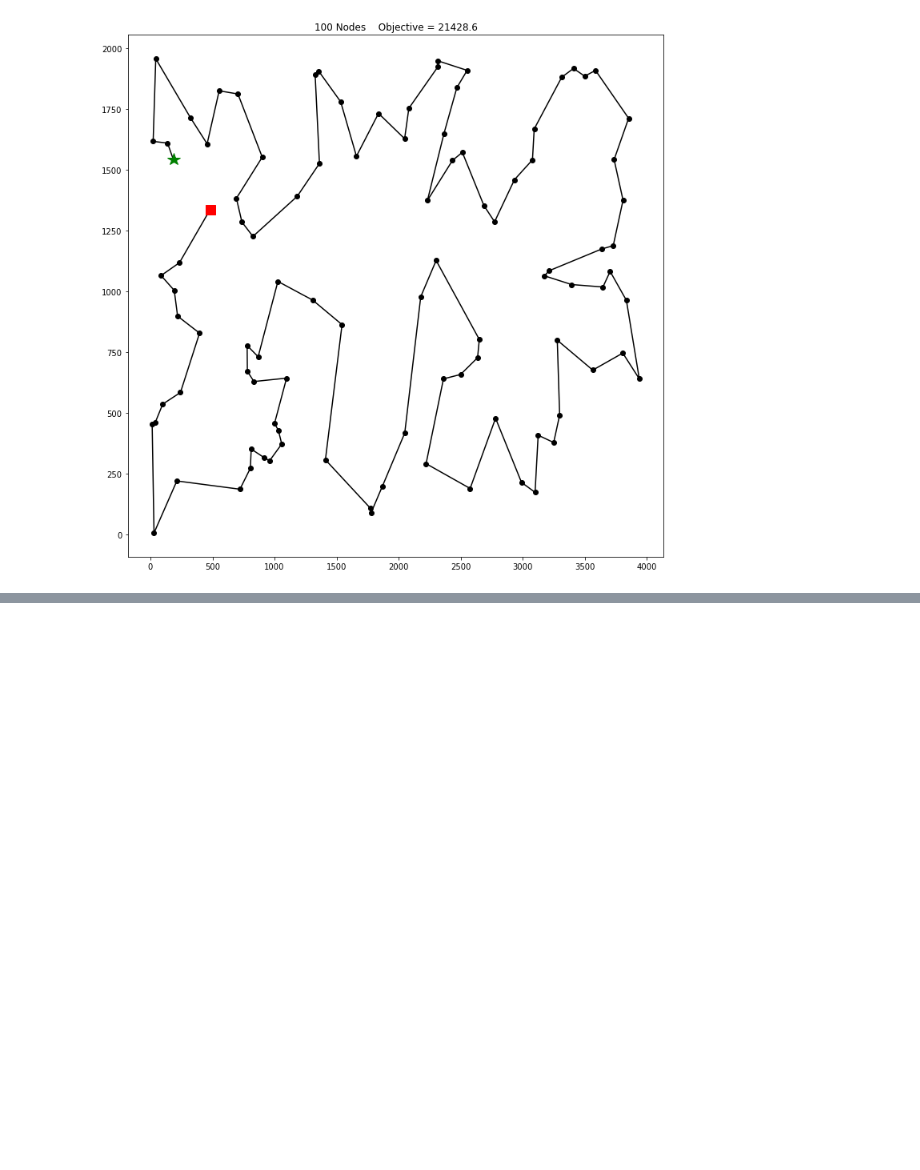
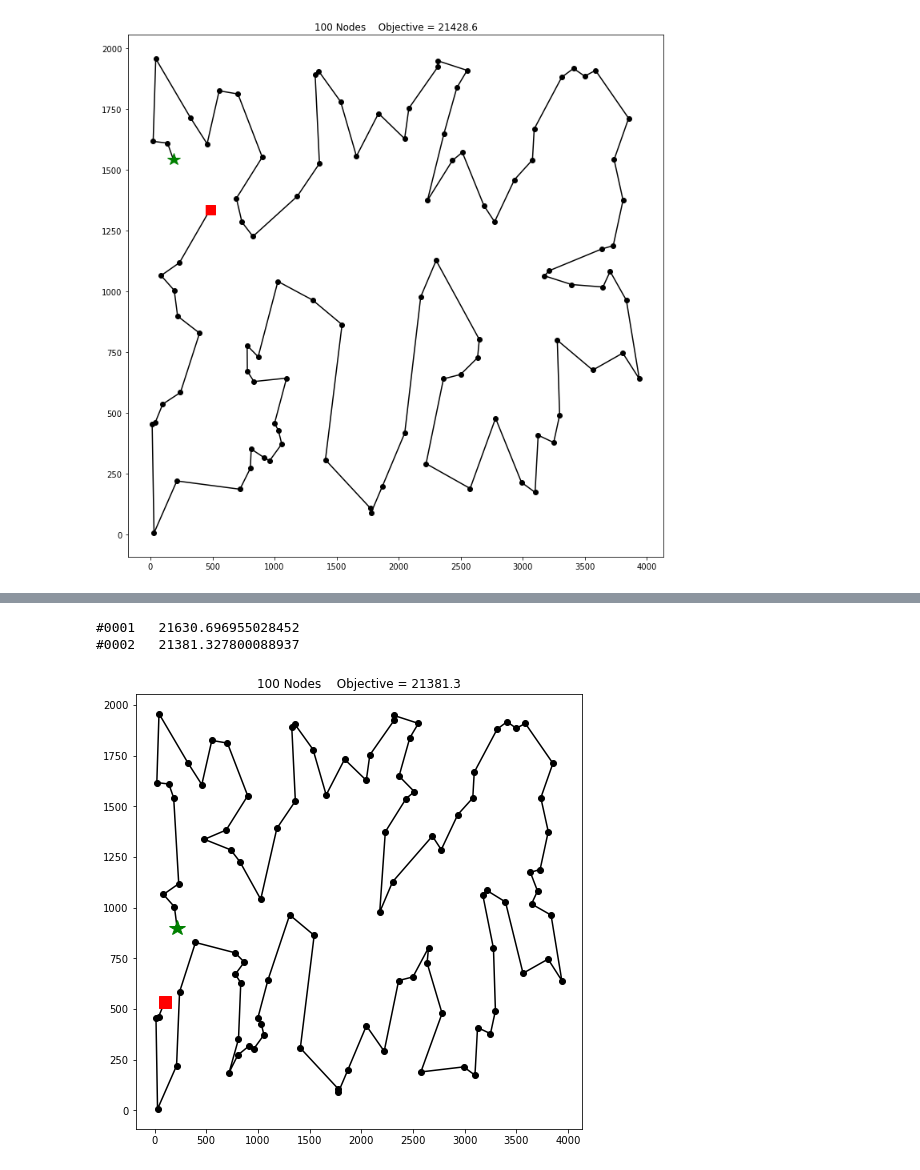
Before and after one commit to pooyad359/discrete-optim, a Jupyter notebook: 4 tsp/TSP.ipynb, the cells around one changed output, grey strips where cells are left out. Saved outputs shown, nothing was run; the diff lists cells and outputs as text; code cells hidden in the pictures; blank space fills up the shorter version.

```diff
--- a/4 tsp/TSP.ipynb
+++ b/4 tsp/TSP.ipynb
@@ -701,0 +837,7 @@ view_tsp(sol2,points,(12,12))
+# %%
+sol2 = two_opt_v2(sol,points)
+view_tsp(sol2,points)
+# %% [output]
+#0001   21630.696955028452
+#0002   21381.327800088937
+[figure, added]
```
Also changed, not shown: parts of 23 cells of this notebook, 2 other files.
